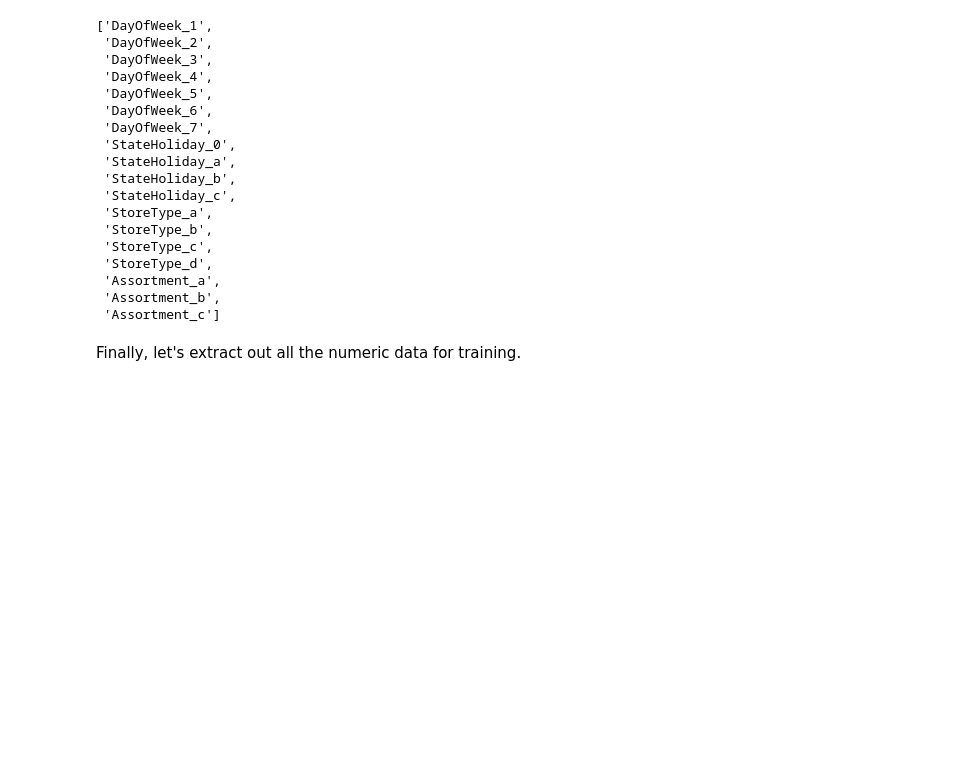
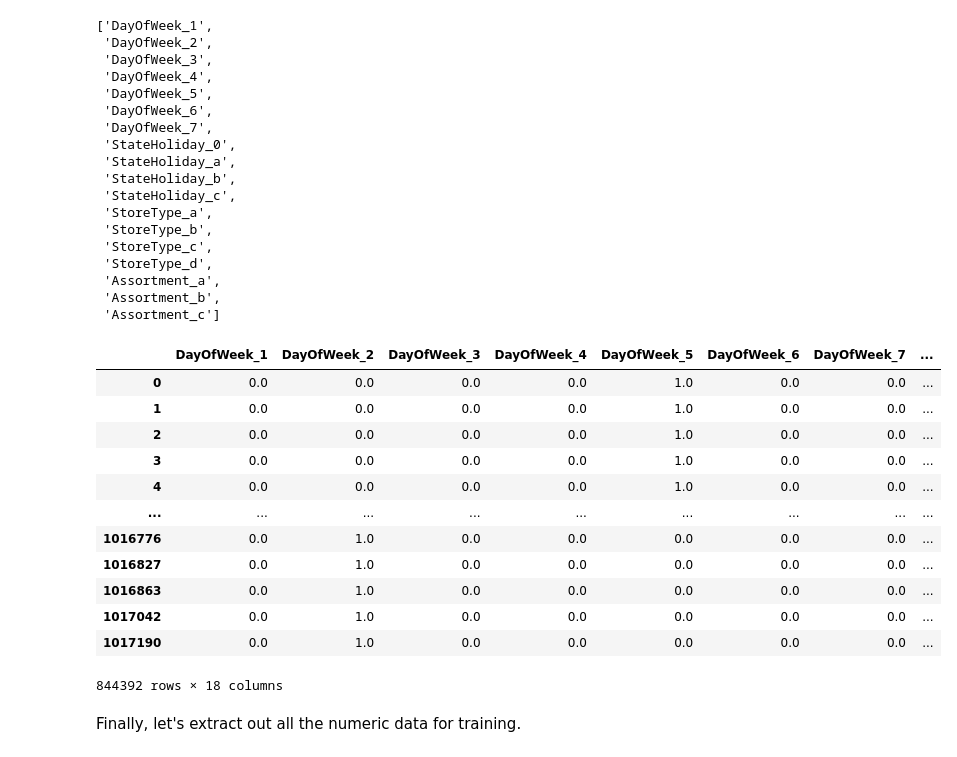
Before and after one commit to sridharstreaks/My-Kaggle-Projects, a Jupyter notebook: gbms-with-xgboost-intution-model-building.ipynb, the cells around one changed output. Drawn from its saved outputs; the diff is of its cells as text; code cells hidden in the pictures; blank space fills up the shorter version.

```diff
--- a/gbms-with-xgboost-intution-model-building.ipynb
+++ b/gbms-with-xgboost-intution-model-building.ipynb
@@ -843,6 +851,21 @@ encoded_cols
 # %%
 inputs[encoded_cols] = encoder.transform(inputs[categorical_cols]) #merging the encoded columns onto out inputs dataset
 test_inputs[encoded_cols] = encoder.transform(test_inputs[categorical_cols])
+inputs[encoded_cols]
+# %% [output]
+|  | DayOfWeek_1 | DayOfWeek_2 | DayOfWeek_3 | DayOfWeek_4 | DayOfWeek_5 | DayOfWeek_6 | DayOfWeek_7 | ... |
+| 0 | 0.0 | 0.0 | 0.0 | 0.0 | 1.0 | 0.0 | 0.0 | ... |
+| 1 | 0.0 | 0.0 | 0.0 | 0.0 | 1.0 | 0.0 | 0.0 | ... |
+| 2 | 0.0 | 0.0 | 0.0 | 0.0 | 1.0 | 0.0 | 0.0 | ... |
+| 3 | 0.0 | 0.0 | 0.0 | 0.0 | 1.0 | 0.0 | 0.0 | ... |
+| 4 | 0.0 | 0.0 | 0.0 | 0.0 | 1.0 | 0.0 | 0.0 | ... |
+| ... | ... | ... | ... | ... | ... | ... | ... | ... |
+| 1016776 | 0.0 | 1.0 | 0.0 | 0.0 | 0.0 | 0.0 | 0.0 | ... |
+| 1016827 | 0.0 | 1.0 | 0.0 | 0.0 | 0.0 | 0.0 | 0.0 | ... |
+| 1016863 | 0.0 | 1.0 | 0.0 | 0.0 | 0.0 | 0.0 | 0.0 | ... |
+| 1017042 | 0.0 | 1.0 | 0.0 | 0.0 | 0.0 | 0.0 | 0.0 | ... |
+| 1017190 | 0.0 | 1.0 | 0.0 | 0.0 | 0.0 | 0.0 | 0.0 | ... |
+844392 rows × 18 columns
 # %% [markdown]
 Finally, let's extract out all the numeric data for training.
 # %%
```
Also changed, not shown: parts of 73 cells of this notebook.
